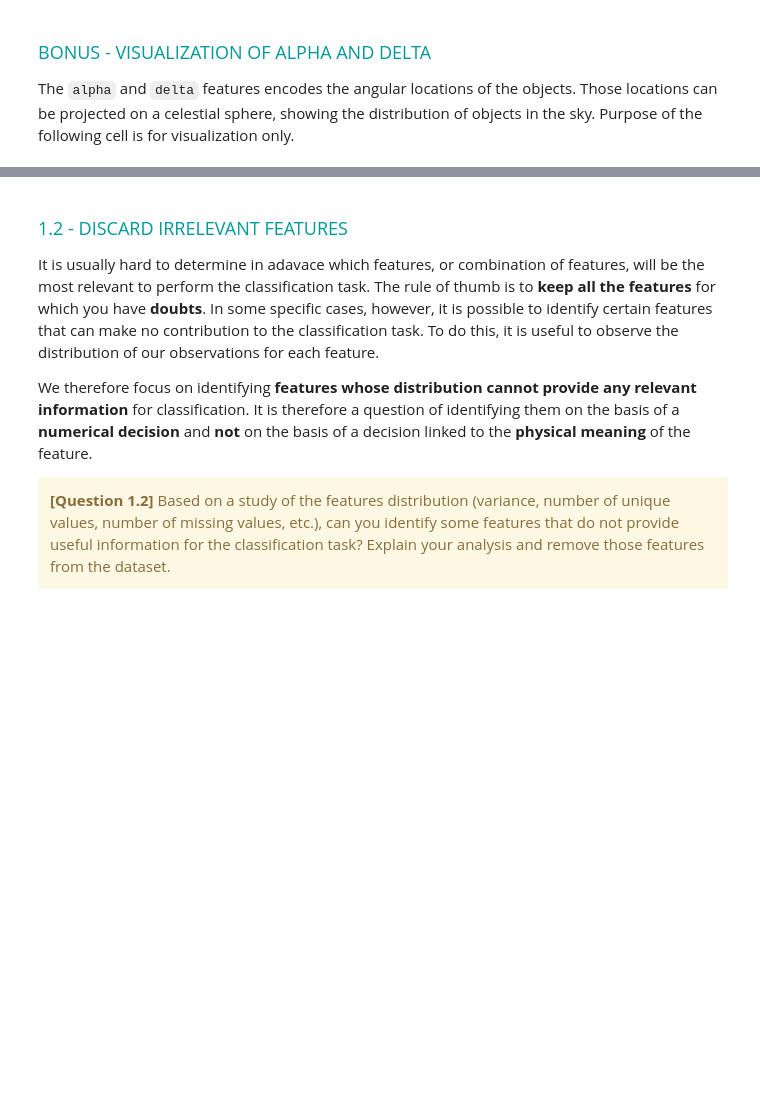
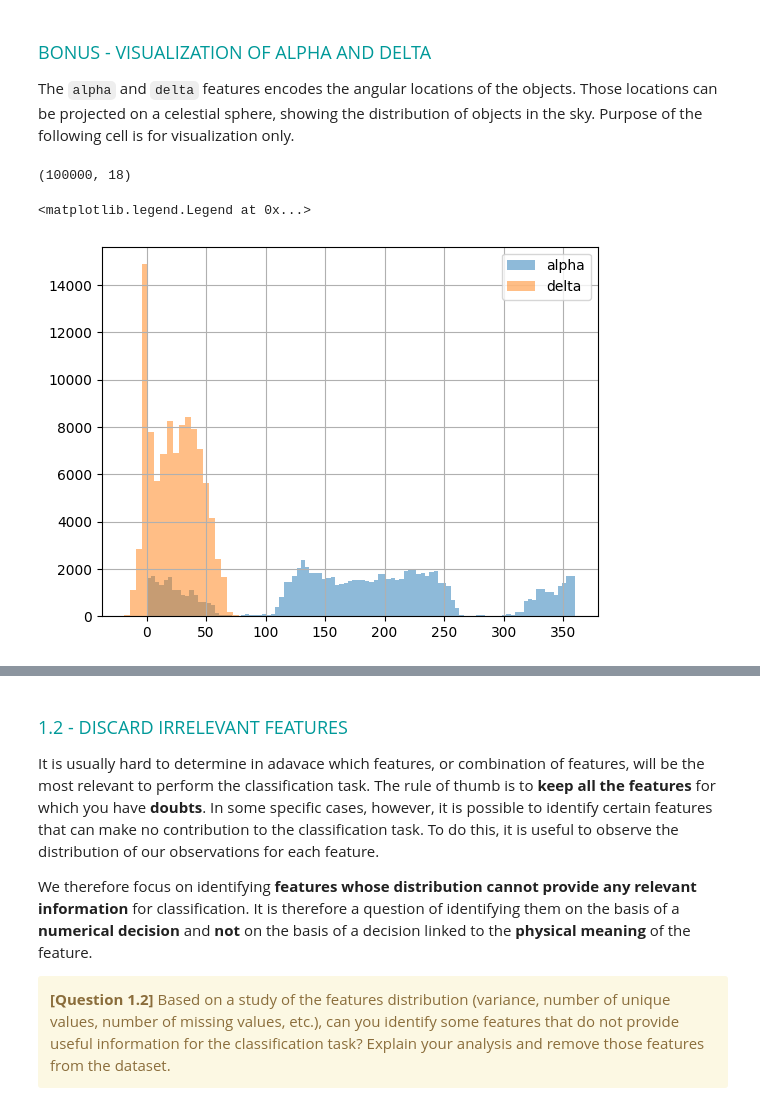
Before and after one commit to BrieucDallemagne/Hackathons_LEPL1109, a Jupyter notebook: Hackathon2/Hackathon02-Classification.ipynb, the cells around one changed output, grey strips where cells are left out. Saved outputs shown, nothing was run; the diff lists cells and outputs as text; code cells hidden in the pictures; blank space fills up the shorter version.

```diff
--- a/Hackathon2/Hackathon02-Classification.ipynb
+++ b/Hackathon2/Hackathon02-Classification.ipynb
@@ -109,4 +154,19 @@ df.head()
 <font size=4 color=#009999> <br> BONUS - VISUALIZATION OF ALPHA AND DELTA </font> <br>
 
 The `alpha` and `delta` features encodes the angular locations of the objects. Those locations can be projected on a celestial sphere, showing the distribution of objects in the sky. Purpose of the following cell is for visualization only.
+# %%
+# Bonus just for fun
+n_bins = 20
+
+fig, ax = plt.subplots()
+print(df.shape)
+ax.hist(df["alpha"], alpha=0.5, bins=n_bins*5, label="alpha")
+ax.hist(df["delta"], alpha=0.5, bins=n_bins, label="delta")
+
+plt.grid()
+plt.legend()
+# %% [output]
+(100000, 18)
+<matplotlib.legend.Legend at 0x...>
+[figure, added]
 # %%
```
Also changed, not shown: parts of 22 cells of this notebook, 12 other files.
